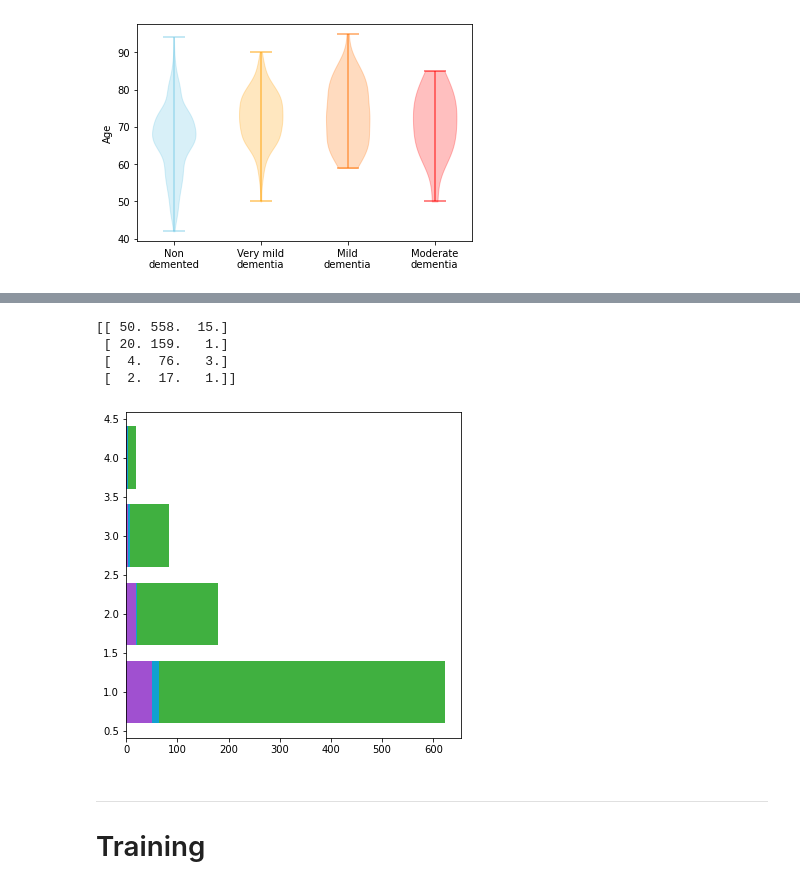
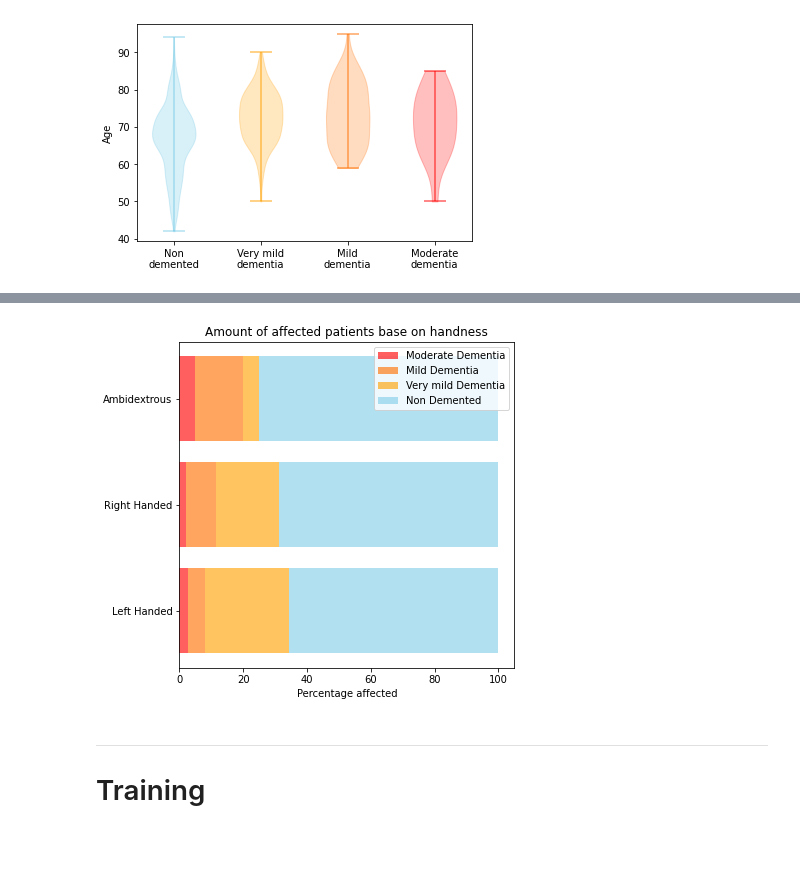
Before and after one commit to xCocco0/alzheimer-recognition, a Jupyter notebook: alzheimer.ipynb, the cells around one changed output, grey strips where cells are left out. Cells and saved outputs as stored; diff of their text form; code cells hidden in the pictures; blank space fills up the shorter version.

```diff
--- a/alzheimer.ipynb
+++ b/alzheimer.ipynb
@@ -168,22 +214,26 @@ plt.show()
 # %%
 fig, ax = plt.subplots(figsize=(6,6))
 handness = np.empty((4,3))
 for i in range(0,3):
   handness[:,i] = df[df.Hand == i].groupby('cdr').count()["ID"]
-for i in range(0,4):
-  pass #TODO
-print(handness)
-
-ax.barh([1,2,3,4], handness[:,0], color = "#a050d0")
-ax.barh([1,2,3,4], handness[:,2], left = handness[:,0], color = "#10a0d0")
-ax.barh([1,2,3,4], handness[:,1], left = handness[:,2]+handness[:,0], color = "#40b040")
+#print(handness)
+for i in range(0,3):
+  handness[:,i] /= np.sum(handness[:,i])
+handness = (handness*100)
+#print(handness)
+colormap = {0.0:'#64C4E480', 0.5:'#FFA000A0', 1.0:'#FF7000A0', 2.0:'#FF0000A0'}
+ax.barh([1,2,3], handness[3,:], color = "#FF0000A0", label = "Moderate Dementia")
+ax.barh([1,2,3], handness[2,:], left = handness[3,:], color = "#FF7000A0", label = "Mild Dementia")
+ax.barh([1,2,3], handness[1,:], left = handness[3,:]+handness[2,:], color = "#FFA000A0", label = "Very mild Dementia")
+ax.barh([1,2,3], handness[0,:], left = handness[3,:]+handness[2,:]+handness[1,:], color = "#64C4E480", label = "Non Demented")
+ax.set_yticks([1,2,3])
+ax.set_yticklabels(['Left Handed','Right Handed','Ambidextrous'])
+ax.set_xlabel("Percentage affected")
+ax.set_title("Amount of affected patients base on handness")
+ax.legend()
 plt.show()
 # %% [output]
-[[ 50. 558.  15.]
- [ 20. 159.   1.]
- [  4.  76.   3.]
- [  2.  17.   1.]]
-[figure, old version]
+[figure, new version]
 # %% [markdown]
 ---
 # Training
```
Also changed, not shown: parts of 7 cells of this notebook.
